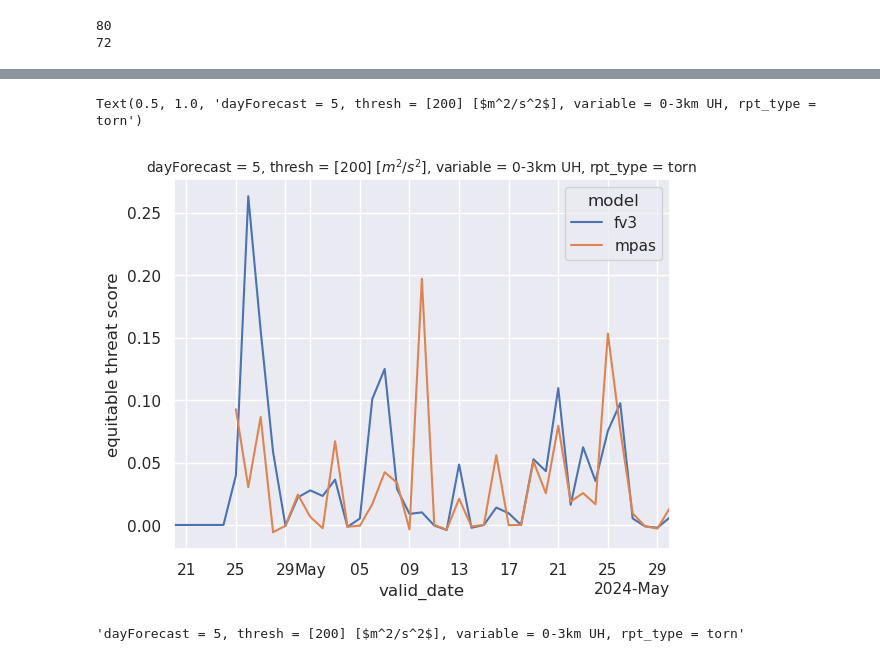
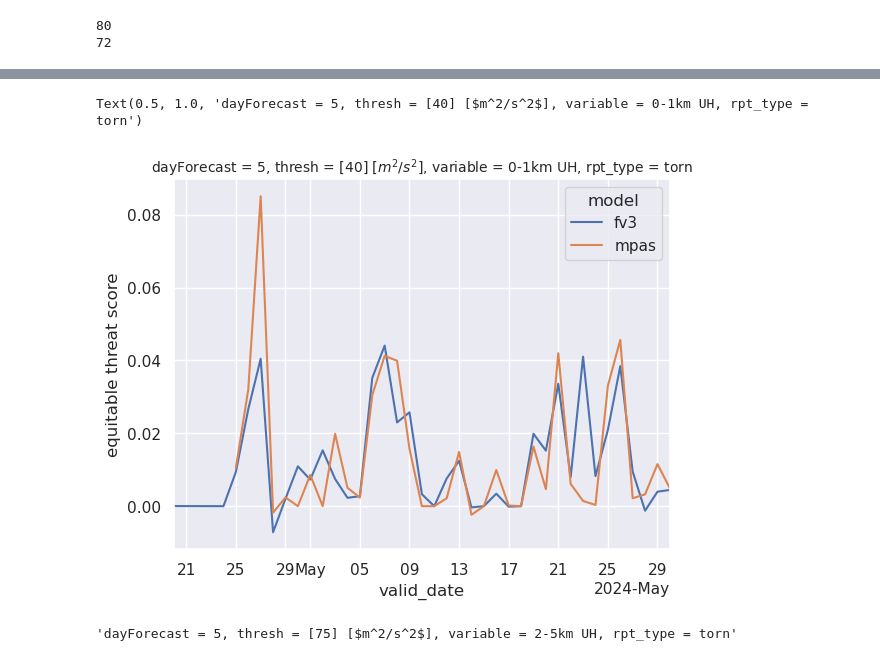
Before and after one commit to ahijevyc/ldmason_hwt, a Jupyter notebook: verify_all.ipynb, the cells around one changed output, grey strips where cells are left out. Saved outputs shown, nothing was run; the diff lists cells and outputs as text; code cells hidden in the pictures.

```diff
--- a/verify_all.ipynb
+++ b/verify_all.ipynb
@@ -367,7 +374,7 @@ For example, equitable threat score (ets), bias, Heidke Skill Score (hss), false
 - variable
 - rpt_type
 # %%
-variable = genericnames[1]
+variable = genericnames[2]
 s = hmfn.hmfn
 # s = s.where(s.valid_date > pd.to_datetime("20240101")) # just one year
 s = s.sel(dayForecast=slice(1, 5))  # just dayForecast 1-5
@@ -375,7 +382,7 @@ s = s.mean(dim="valid_date")
 s = s.sel(variable=variable)
 s = ets(s)
 g = s.plot(col="dayForecast", row="rpt_type", hue="model", marker=".")
-g.fig.suptitle(f"{variable} size-{filter_size1},{filter_size2} maximum filters")
+g.fig.suptitle(f"{variable} size-{filter1.keywords['size']},{filter2_str} filters")
 ofile = tmpdir / f"{s.attrs['short_name']}{sfx.rstrip('.nc')}.png"
 g.fig.subplots_adjust(top=0.92)
 g.fig.savefig(ofile, dpi=150)
@@ -735,20 +729,20 @@ Coordinates:
   * model        (model) <U4 32B 'fv3' 'mpas'
     rpt_type     <U4 16B 'torn'
 # %%
-thresh = thresholds[thresholds == 200]
+thresh = thresholds[thresholds == 40]
 da = ets(
     hmfn.hmfn.sel(
         valid_date=ivalid_date, dayForecast=5, rpt_type="torn", thresh=thresh, variable=variable
     )
 )
 l = da.plot(
     hue="model",
 )
 l[0].axes.set_xlim((firstRun(2024), firstRun(2024) + pd.to_timedelta("40D")))
 l[0].axes.set_title(da._title_for_slice(truncate=82), fontsize="small")
 # %% [output]
-Text(0.5, 1.0, 'dayForecast = 5, thresh = [200] [$m^2/s^2$], variable = 0-3km UH, rpt_type = torn')
+Text(0.5, 1.0, 'dayForecast = 5, thresh = [40] [$m^2/s^2$], variable = 0-1km UH, rpt_type = torn')
-[figure, old version]
+[figure, new version]
 # %%
 ets(
     hmfn.hmfn.sel(
@@ -756,5 +750,5 @@ ets(
     )
 )._title_for_slice(truncate=100)
 # %% [output]
-'dayForecast = 5, thresh = [200] [$m^2/s^2$], variable = 0-3km UH, rpt_type = torn'
+'dayForecast = 5, thresh = [75] [$m^2/s^2$], variable = 2-5km UH, rpt_type = torn'
 # %%
```
Also changed, not shown: parts of 30 cells of this notebook, 4 other files.
